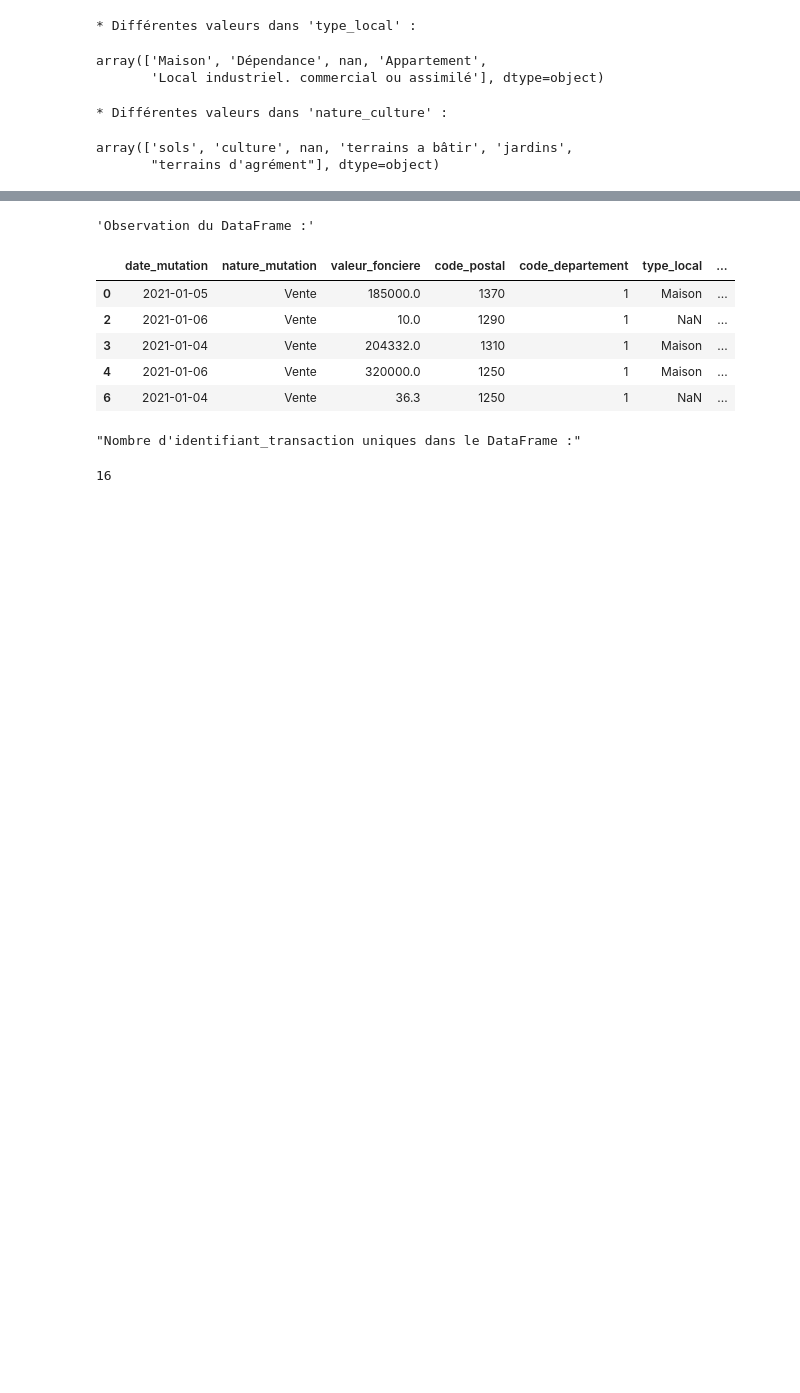
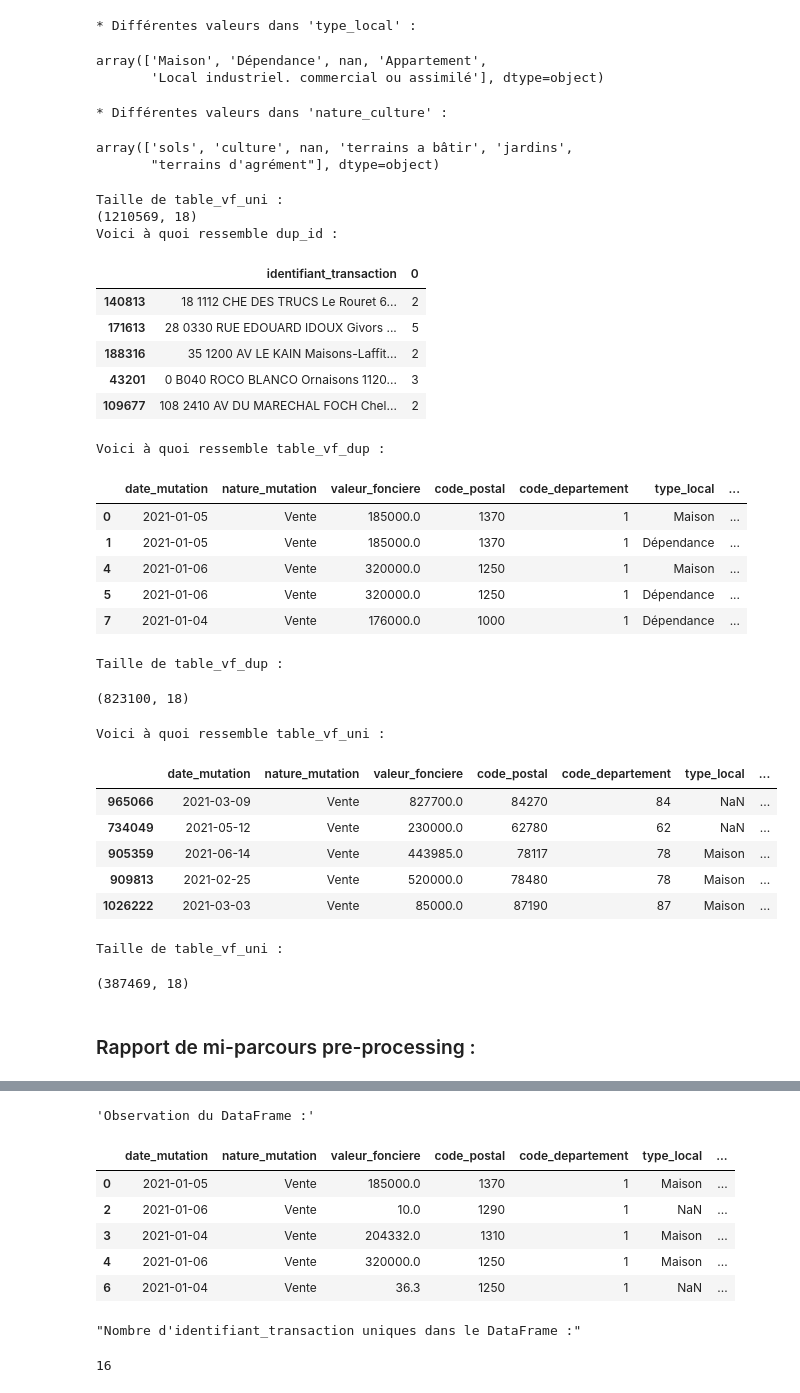
Before and after one commit to victor-kerros/tokenisation-immo, a Jupyter notebook: token-immo.ipynb, the cells around one changed output, grey strips where cells are left out. Drawn from its saved outputs; the diff is of its cells as text; code cells hidden in the pictures; blank space fills up the shorter version.

```diff
--- a/token-immo.ipynb
+++ b/token-immo.ipynb
@@ -278,3 +282,61 @@ array(['Maison', 'Dépendance', nan, 'Appartement',
 * Différentes valeurs dans 'nature_culture' :
 array(['sols', 'culture', nan, 'terrains a bâtir', 'jardins',
        "terrains d'agrément"], dtype=object)
+# %%
+# On crée deux dataframes :
+# * un dataframe avec les transactions non dupliquées
+# * un dataframe avec les transactions dupliquées (sur lequel il faudra travailler pour parvenir à : une transaction = une ligne)
+
+table_vf_dup = table_vf.copy()
+table_vf_uni = table_vf.copy()
+print("Taille de table_vf_uni :")
+print(table_vf_uni.shape)
+
+# On récupère les indices des transactions dupliquées (pour lesquelles il y a
+dup_id = table_vf_dup.groupby('identifiant_transaction').size()
+dup_id = dup_id[dup_id > 1]
+dup_id = dup_id.reset_index()
+print("Voici à quoi ressemble dup_id :")
+display(dup_id.sample(5))
+
+table_vf_dup = table_vf_dup[table_vf_dup['identifiant_transaction'].isin(dup_id["identifiant_transaction"])]
+print("Voici à quoi ressemble table_vf_dup :")
+display(table_vf_dup.head())
+print("Taille de table_vf_dup :")
+display(table_vf_dup.shape)
+
+table_vf_uni = table_vf_uni[~table_vf_uni['identifiant_transaction'].isin(dup_id["identifiant_transaction"])]
+print("Voici à quoi ressemble table_vf_uni :")
+display(table_vf_uni.sample(5))
+print("Taille de table_vf_uni :")
+display(table_vf_uni.shape)
+# %% [output]
+Taille de table_vf_uni :
+(1210569, 18)
+Voici à quoi ressemble dup_id :
+|  | identifiant_transaction | 0 |
+| 140813 | 18 1112 CHE DES TRUCS Le Rouret 6... | 2 |
+| 171613 | 28 0330 RUE EDOUARD IDOUX Givors ... | 5 |
+| 188316 | 35 1200 AV LE KAIN Maisons-Laffit... | 2 |
+| 43201 | 0 B040 ROCO BLANCO Ornaisons 1120... | 3 |
+| 109677 | 108 2410 AV DU MARECHAL FOCH Chel... | 2 |
+Voici à quoi ressemble table_vf_dup :
+|  | date_mutation | nature_mutation | valeur_fonciere | code_postal | code_departement | type_local | ... |
+| 0 | 2021-01-05 | Vente | 185000.0 | 1370 | 1 | Maison | ... |
+| 1 | 2021-01-05 | Vente | 185000.0 | 1370 | 1 | Dépendance | ... |
+| 4 | 2021-01-06 | Vente | 320000.0 | 1250 | 1 | Maison | ... |
+| 5 | 2021-01-06 | Vente | 320000.0 | 1250 | 1 | Dépendance | ... |
+| 7 | 2021-01-04 | Vente | 176000.0 | 1000 | 1 | Dépendance | ... |
+Taille de table_vf_dup :
+(823100, 18)
+Voici à quoi ressemble table_vf_uni :
+|  | date_mutation | nature_mutation | valeur_fonciere | code_postal | code_departement | type_local | ... |
+| 965066 | 2021-03-09 | Vente | 827700.0 | 84270 | 84 | NaN | ... |
+| 734049 | 2021-05-12 | Vente | 230000.0 | 62780 | 62 | NaN | ... |
+| 905359 | 2021-06-14 | Vente | 443985.0 | 78117 | 78 | Maison | ... |
+| 909813 | 2021-02-25 | Vente | 520000.0 | 78480 | 78 | Maison | ... |
+| 1026222 | 2021-03-03 | Vente | 85000.0 | 87190 | 87 | Maison | ... |
+Taille de table_vf_uni :
+(387469, 18)
+# %% [markdown]
+### Rapport de mi-parcours pre-processing :
```
Also changed, not shown: parts of 8 cells of this notebook.
